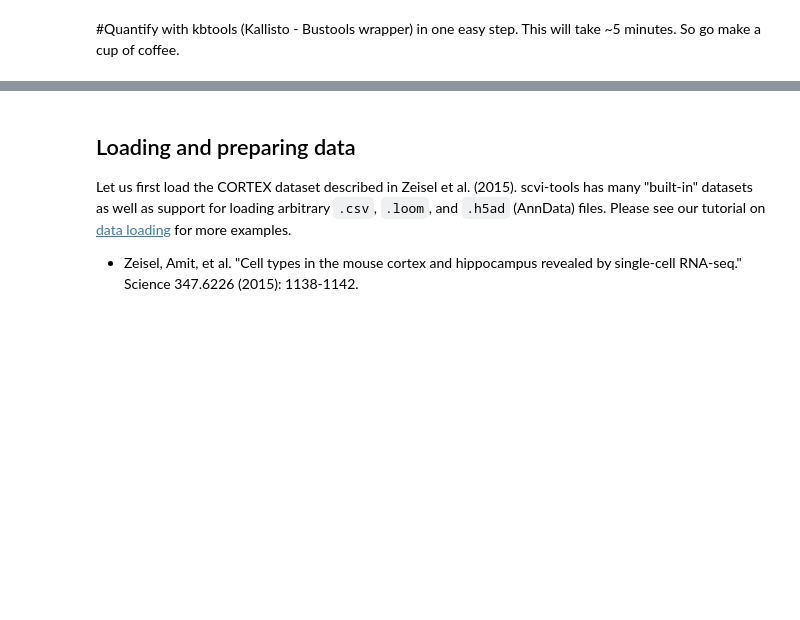
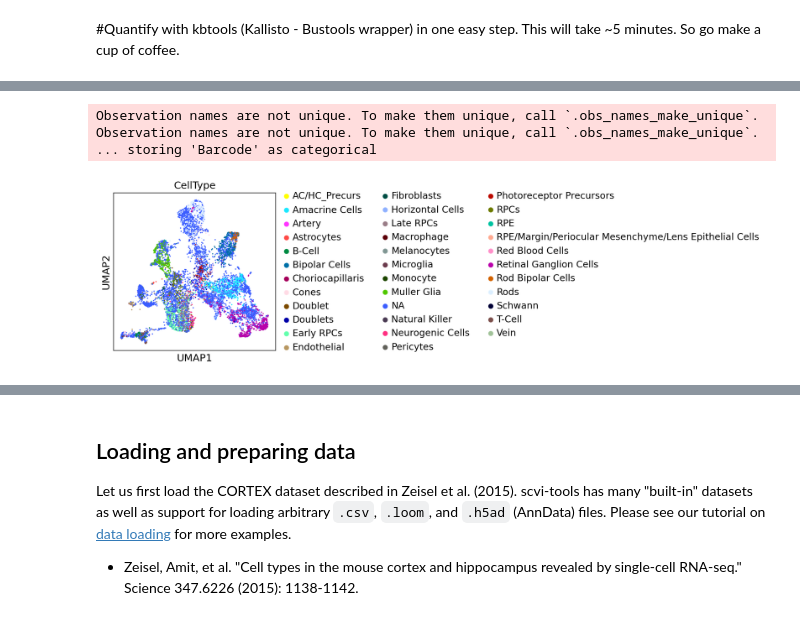
Before and after one commit to davemcg/scEiaD, a Jupyter notebook: colab/scVI_projection.ipynb, the cells around one changed output, grey strips where cells are left out. Drawn from its saved outputs; the diff is of its cells as text; code cells hidden in the pictures; blank space fills up the shorter version.

```diff
--- a/colab/scVI_projection.ipynb
+++ b/colab/scVI_projection.ipynb
@@ -100,8 +121,5 @@ This will take ~5 minutes. So go make a cup of coffee.
 # %%
 import scvi
 import scanpy as sc
-
-sc.set_figure_params(figsize=(4, 4))
-
-adata = sc.read_h5ad('output/counts_filtered/adata.h5ad')
-adata
+adata_scEiaD = sc.read_h5ad('scEiaD.h5ad.2')
+adata_scEiaD
@@ -110,0 +151,14 @@ AnnData object with n_obs × n_vars = 42 × 20361
+# %%
+from random import randint
+rand_cells = [randint(0, adata_scEiaD.n_obs) for p in range(0, 10000)]
+rand_cells
+adata_scEiaD_cutdown = adata_scEiaD[rand_cells,:]
+adata_scEiaD_cutdown.obs_names_make_unique
+sc.pp.neighbors(adata_scEiaD_cutdown, n_neighbors=50, use_rep = 'X_scvi')
+sc.tl.umap(adata_scEiaD_cutdown, min_dist=0.2)
+sc.pl.umap(adata_scEiaD_cutdown, color = 'CellType')
+# %% [output]
+Observation names are not unique. To make them unique, call `.obs_names_make_unique`.
+Observation names are not unique. To make them unique, call `.obs_names_make_unique`.
+... storing 'Barcode' as categorical
+[figure, added]
```
Also changed, not shown: parts of 8 cells of this notebook.
